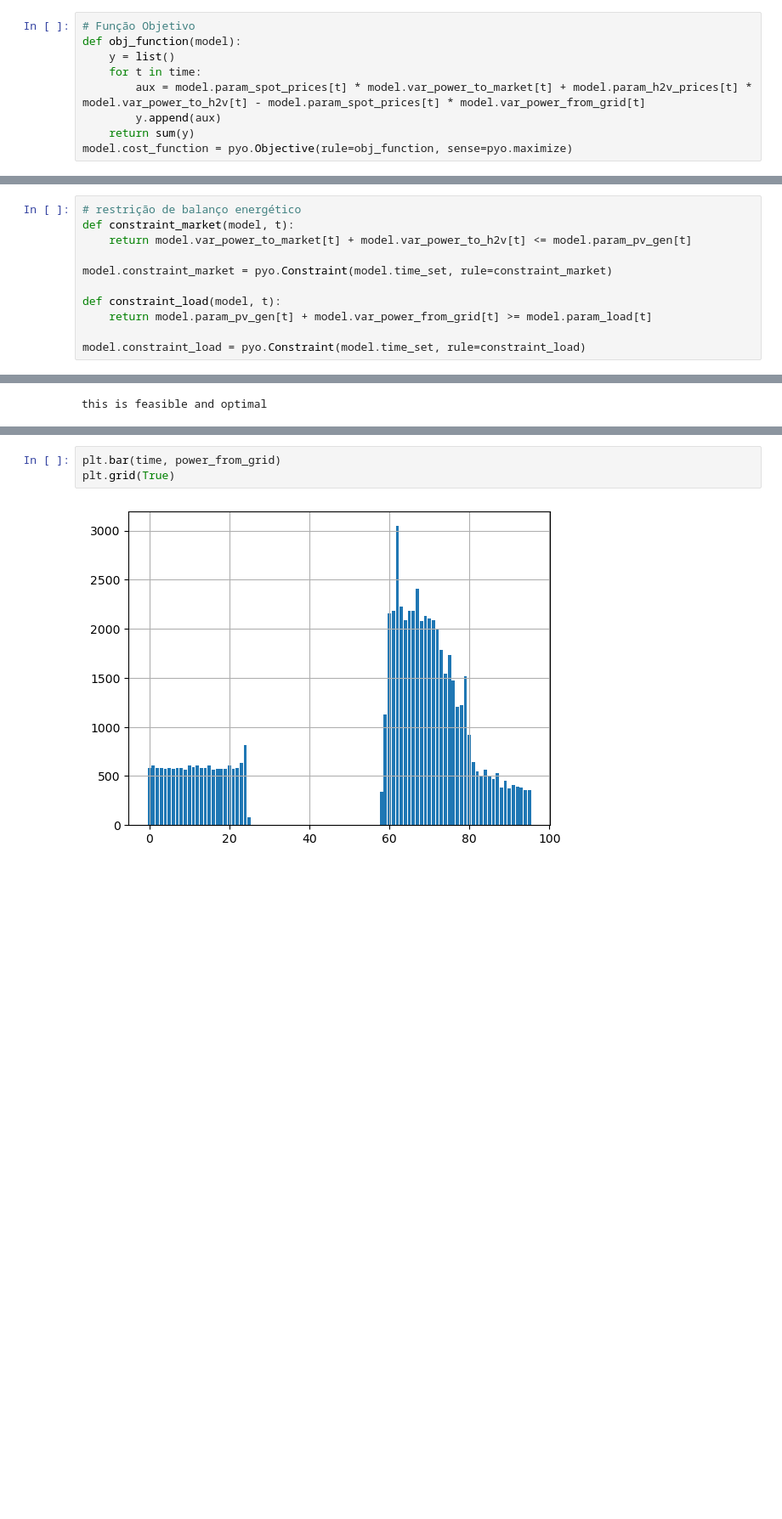
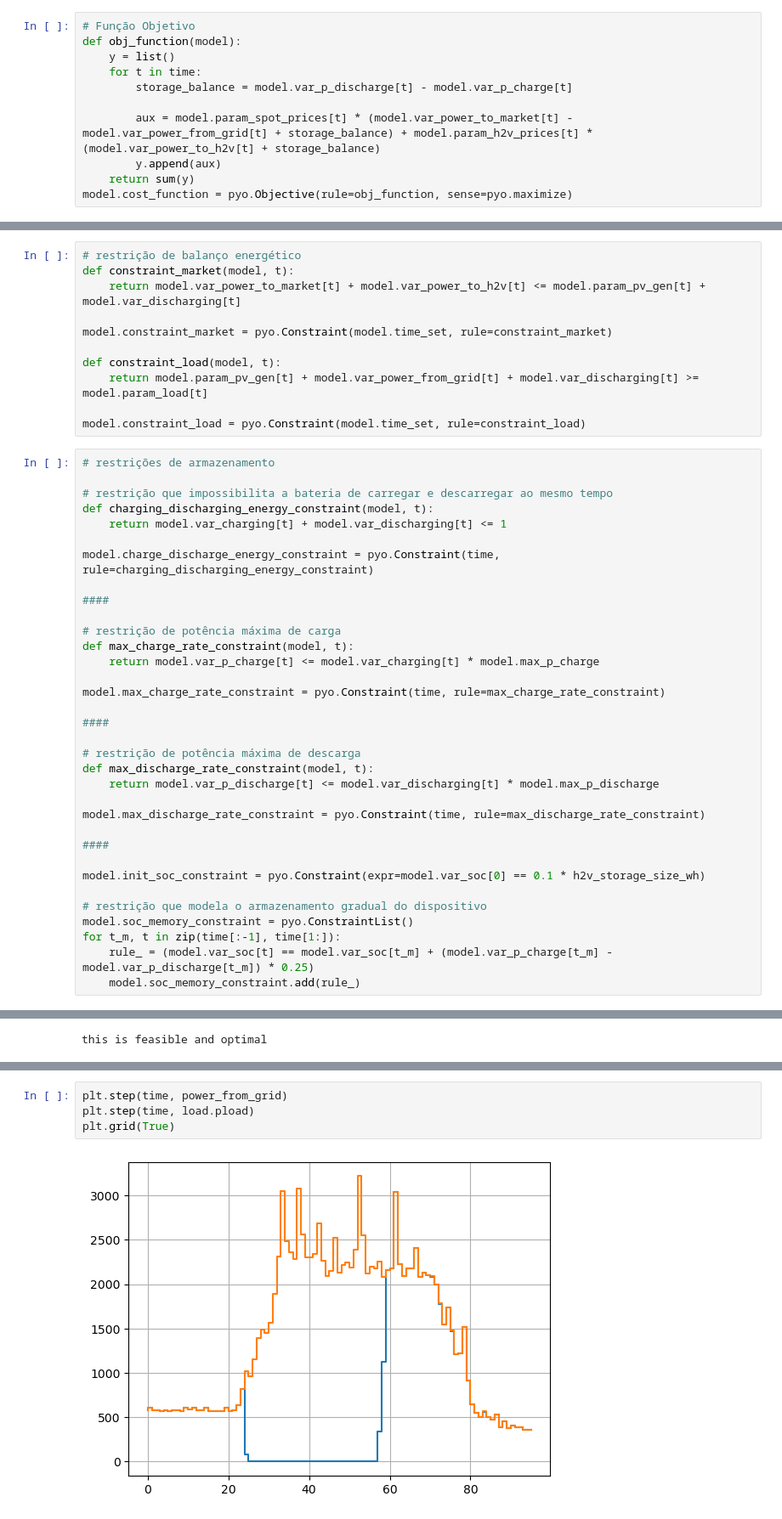
Before and after one commit to grei-ufc/e-h2v-trader, a Jupyter notebook: h2v-opt-model.ipynb, the cells around one changed output, grey strips where cells are left out. Shown at 85% size. Saved outputs shown, nothing was run; the diff lists cells and outputs as text; blank space fills up the shorter version.

Commit message:
update file h2v-opt-model.ipynb (storage model)

```diff
--- a/h2v-opt-model.ipynb
+++ b/h2v-opt-model.ipynb
@@ -95,7 +166,9 @@ model.var_power_from_grid = pyo.Var(model.time_set, domain=pyo.PositiveReals)
 def obj_function(model):
     y = list()
     for t in time:
-        aux = model.param_spot_prices[t] * model.var_power_to_market[t] + model.param_h2v_prices[t] * model.var_power_to_h2v[t] - model.param_spot_prices[t] * model.var_power_from_grid[t]
+        storage_balance = model.var_p_discharge[t] - model.var_p_charge[t]
+
+        aux = model.param_spot_prices[t] * (model.var_power_to_market[t] - model.var_power_from_grid[t] + storage_balance) + model.param_h2v_prices[t] * (model.var_power_to_h2v[t] + storage_balance)
         y.append(aux)
     return sum(y)
 model.cost_function = pyo.Objective(rule=obj_function, sense=pyo.maximize)
@@ -102,14 +194,48 @@ model.cost_function = pyo.Objective(rule=obj_function, sense=pyo.maximize)
 # %%
 # restrição de balanço energético
 def constraint_market(model, t):
-    return model.var_power_to_market[t] + model.var_power_to_h2v[t] <= model.param_pv_gen[t]
+    return model.var_power_to_market[t] + model.var_power_to_h2v[t] <= model.param_pv_gen[t] + model.var_discharging[t]
 
 model.constraint_market = pyo.Constraint(model.time_set, rule=constraint_market)
 
 def constraint_load(model, t):
-    return model.param_pv_gen[t] + model.var_power_from_grid[t] >= model.param_load[t]
+    return model.param_pv_gen[t] + model.var_power_from_grid[t] + model.var_discharging[t] >= model.param_load[t]
 
 model.constraint_load = pyo.Constraint(model.time_set, rule=constraint_load)
+# %%
+# restrições de armazenamento
+
+# restrição que impossibilita a bateria de carregar e descarregar ao mesmo tempo
+def charging_discharging_energy_constraint(model, t):
+    return model.var_charging[t] + model.var_discharging[t] <= 1
+
+model.charge_discharge_energy_constraint = pyo.Constraint(time, rule=charging_discharging_energy_constraint)
+
+####
+
+# restrição de potência máxima de carga
+def max_charge_rate_constraint(model, t):
+    return model.var_p_charge[t] <= model.var_charging[t] * model.max_p_charge
+
+model.max_charge_rate_constraint = pyo.Constraint(time, rule=max_charge_rate_constraint)
+
+####
+
+# restrição de potência máxima de descarga
+def max_discharge_rate_constraint(model, t):
+    return model.var_p_discharge[t] <= model.var_discharging[t] * model.max_p_discharge
+
+model.max_discharge_rate_constraint = pyo.Constraint(time, rule=max_discharge_rate_constraint)
+
+####
+
+model.init_soc_constraint = pyo.Constraint(expr=model.var_soc[0] == 0.1 * h2v_storage_size_wh)
+
+# restrição que modela o armazenamento gradual do dispositivo
+model.soc_memory_constraint = pyo.ConstraintList()
+for t_m, t in zip(time[:-1], time[1:]):
+    rule_ = (model.var_soc[t] == model.var_soc[t_m] + (model.var_p_charge[t_m] - model.var_p_discharge[t_m]) * 0.25)
+    model.soc_memory_constraint.add(rule_)
 # %%
 # ----------------------------------
 # Solving the model
@@ -207,5 +381,6 @@ plt.grid(True)
 # %%
-plt.bar(time, power_from_grid)
+plt.step(time, power_from_grid)
+plt.step(time, load.pload)
 plt.grid(True)
 # %% [output]
-[figure, old version]
+[figure, new version]
```
Also changed, not shown: parts of 27 cells of this notebook.
